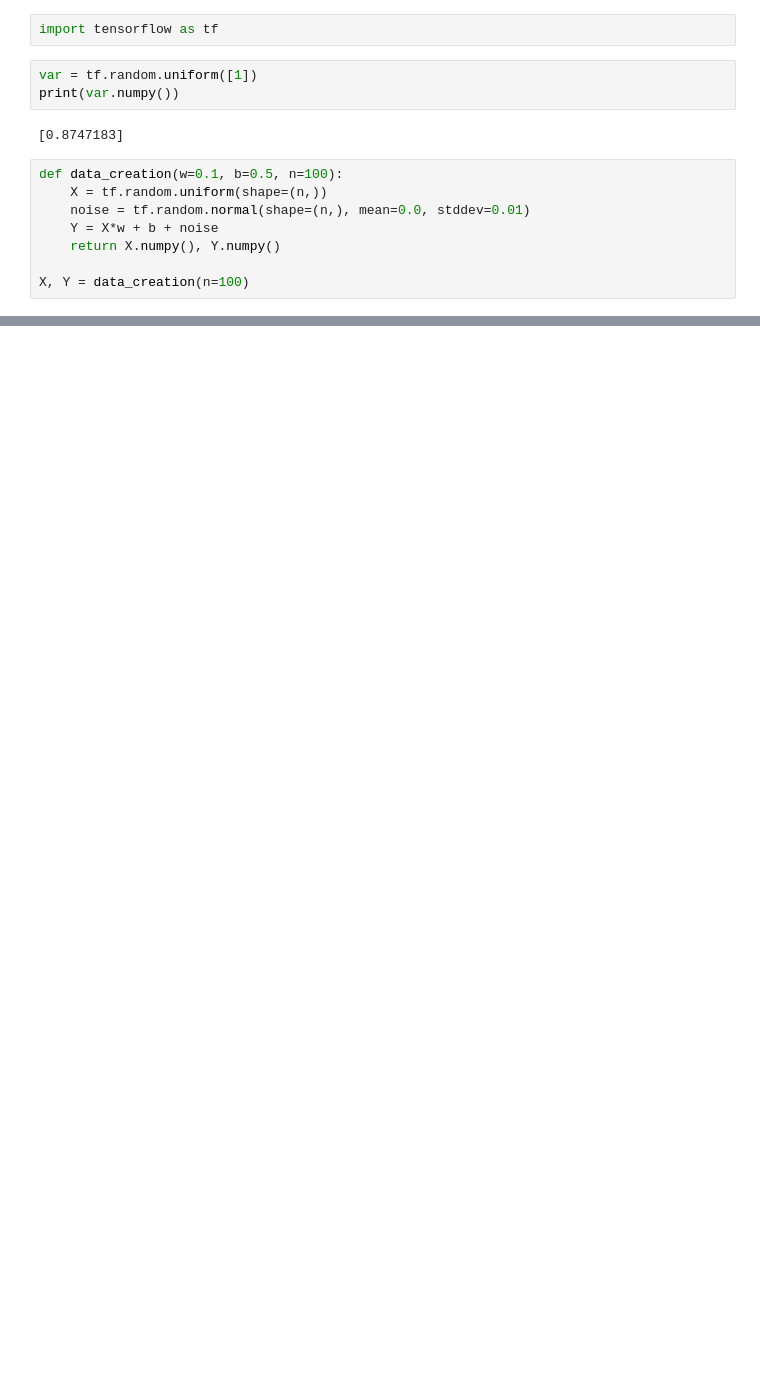
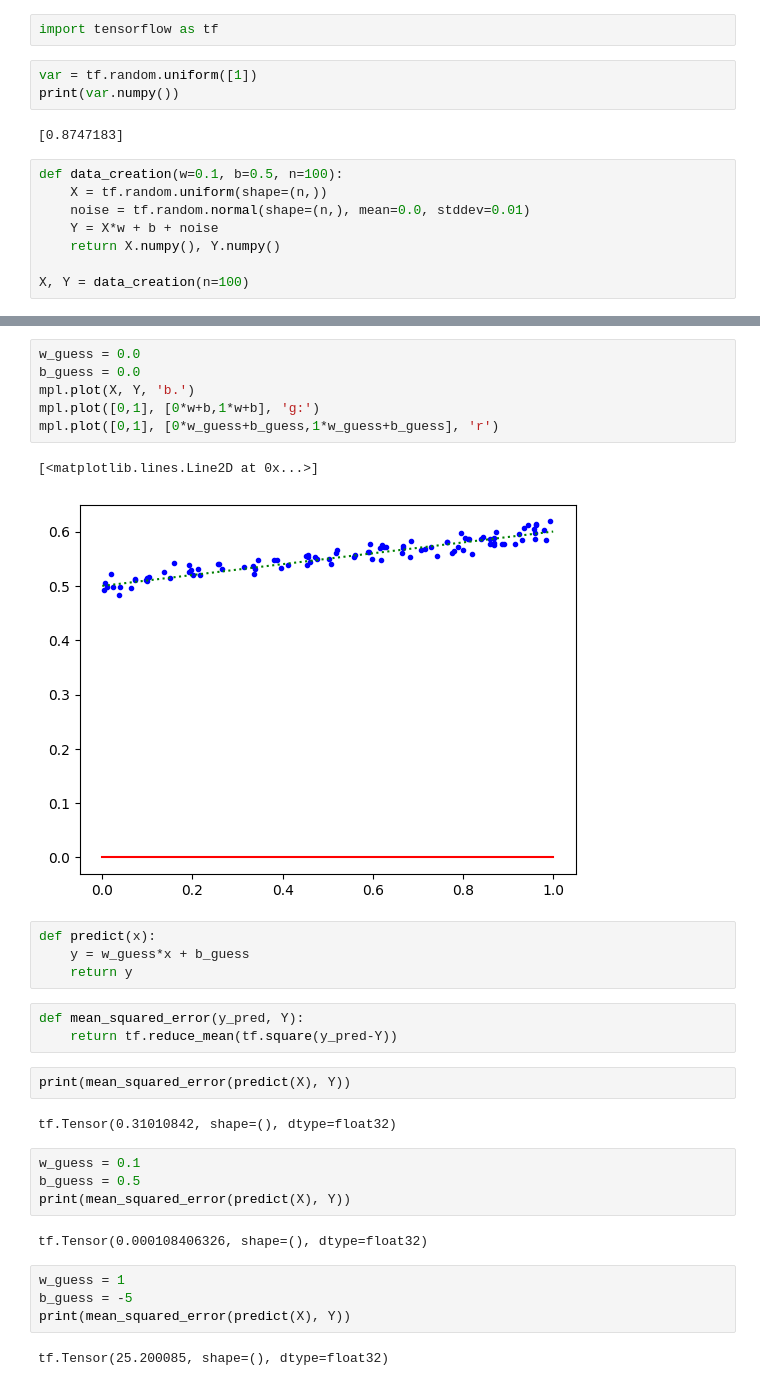
Before and after one commit to pgodschalk/practicalDL, a Jupyter notebook: experiment - linear regression.ipynb, the cells around one changed output, grey strips where cells are left out. Drawn from its saved outputs; the diff is of its cells as text; blank space fills up the shorter version.

Commit message:
Predict data with TensorFlow

```diff
--- a/experiment - linear regression.ipynb
+++ b/experiment - linear regression.ipynb
@@ -29,0 +31,32 @@ mpl.plot([0,1], [0*w+b,1*w+b], 'g:)
+# %%
+w_guess = 0.0
+b_guess = 0.0
+mpl.plot(X, Y, 'b.')
+mpl.plot([0,1], [0*w+b,1*w+b], 'g:')
+mpl.plot([0,1], [0*w_guess+b_guess,1*w_guess+b_guess], 'r')
+# %% [output]
+[<matplotlib.lines.Line2D at 0x...>]
+[figure, added]
+# %%
+def predict(x):
+    y = w_guess*x + b_guess
+    return y
+# %%
+def mean_squared_error(y_pred, Y):
+    return tf.reduce_mean(tf.square(y_pred-Y))
+# %%
+print(mean_squared_error(predict(X), Y))
+# %% [output]
+tf.Tensor(0.31010842, shape=(), dtype=float32)
+# %%
+w_guess = 0.1
+b_guess = 0.5
+print(mean_squared_error(predict(X), Y))
+# %% [output]
+tf.Tensor(0.000108406326, shape=(), dtype=float32)
+# %%
+w_guess = 1
+b_guess = -5
+print(mean_squared_error(predict(X), Y))
+# %% [output]
+tf.Tensor(25.200085, shape=(), dtype=float32)
```
Also changed, not shown: parts of 2 cells of this notebook.
